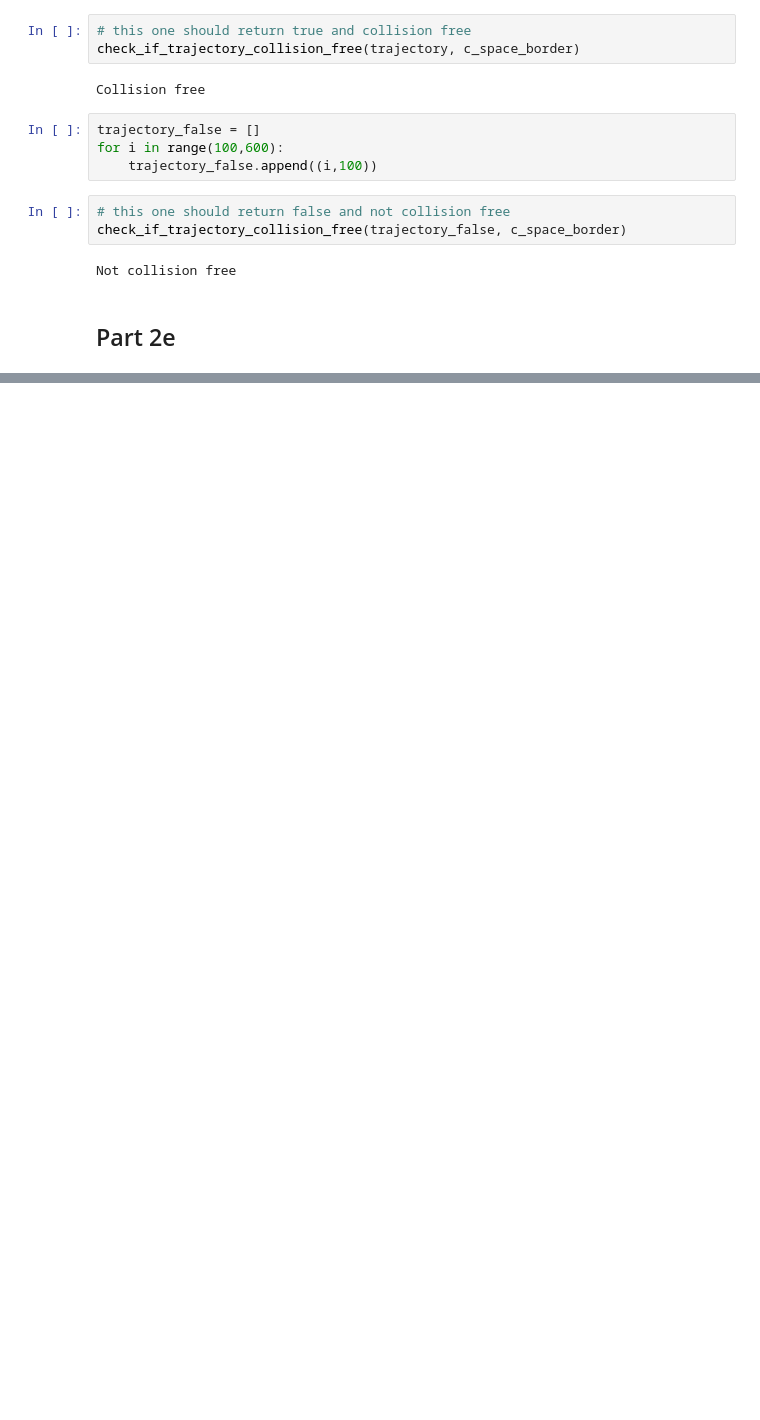
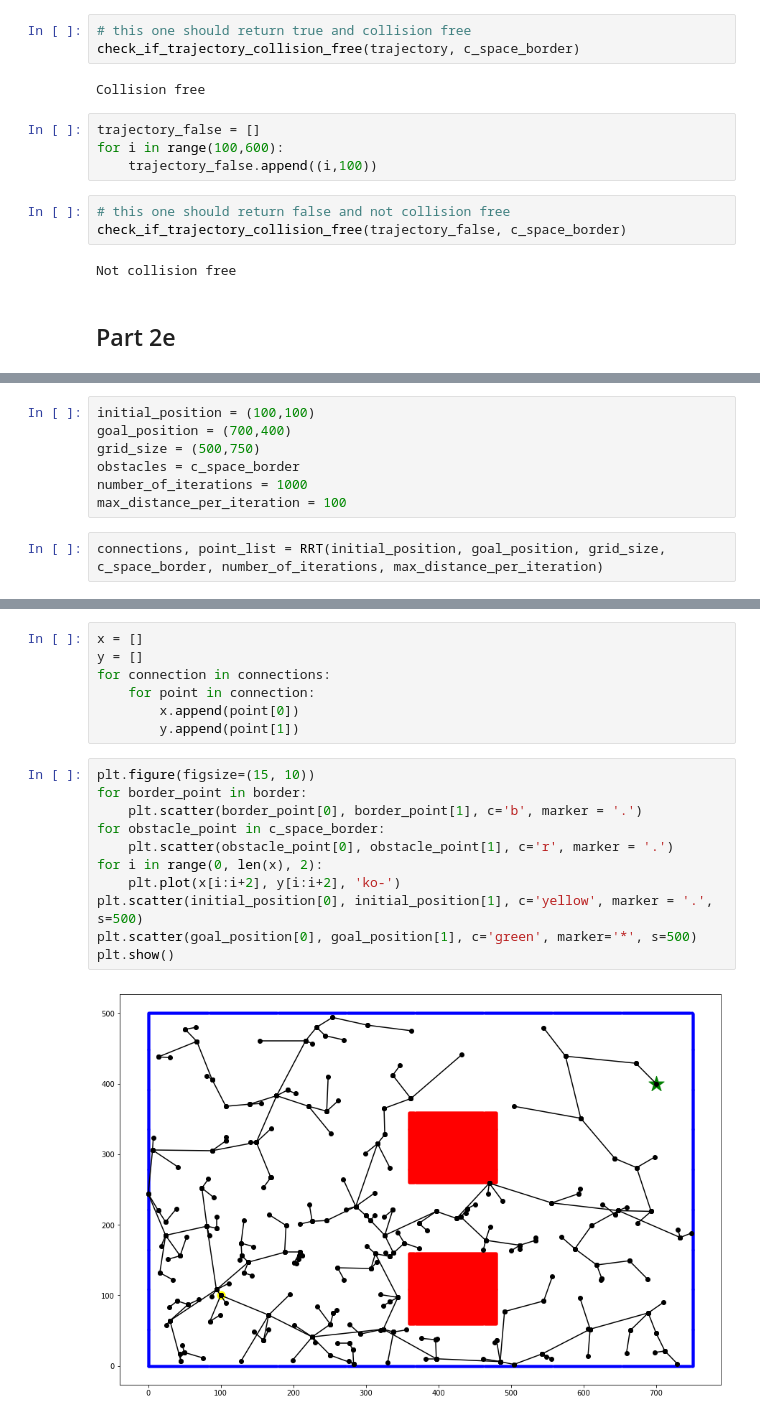
Before and after one commit to ashwinkannan94/EE209, a Jupyter notebook: PSET4/PSET4.ipynb, the cells around one changed output, grey strips where cells are left out. Cells and saved outputs as stored; diff of their text form; blank space fills up the shorter version.

```diff
--- a/PSET4/PSET4.ipynb
+++ b/PSET4/PSET4.ipynb
@@ -240,0 +329,9 @@ Not collision free
+# %%
+initial_position = (100,100)
+goal_position = (700,400)
+grid_size = (500,750)
+obstacles = c_space_border
+number_of_iterations = 1000
+max_distance_per_iteration = 100
+# %%
+connections, point_list = RRT(initial_position, goal_position, grid_size, c_space_border, number_of_iterations, max_distance_per_iteration)
@@ -240,0 +356,20 @@ Not collision free
+# %%
+x = []
+y = []
+for connection in connections:
+    for point in connection:
+        x.append(point[0])
+        y.append(point[1])
+# %%
+plt.figure(figsize=(15, 10))
+for border_point in border:
+    plt.scatter(border_point[0], border_point[1], c='b', marker = '.')
+for obstacle_point in c_space_border:
+    plt.scatter(obstacle_point[0], obstacle_point[1], c='r', marker = '.')
+for i in range(0, len(x), 2):
+    plt.plot(x[i:i+2], y[i:i+2], 'ko-')
+plt.scatter(initial_position[0], initial_position[1], c='yellow', marker = '.', s=500)
+plt.scatter(goal_position[0], goal_position[1], c='green', marker='*', s=500)
+plt.show()
+# %% [output]
+[figure, added]
```
Also changed, not shown: parts of 4 cells of this notebook.
